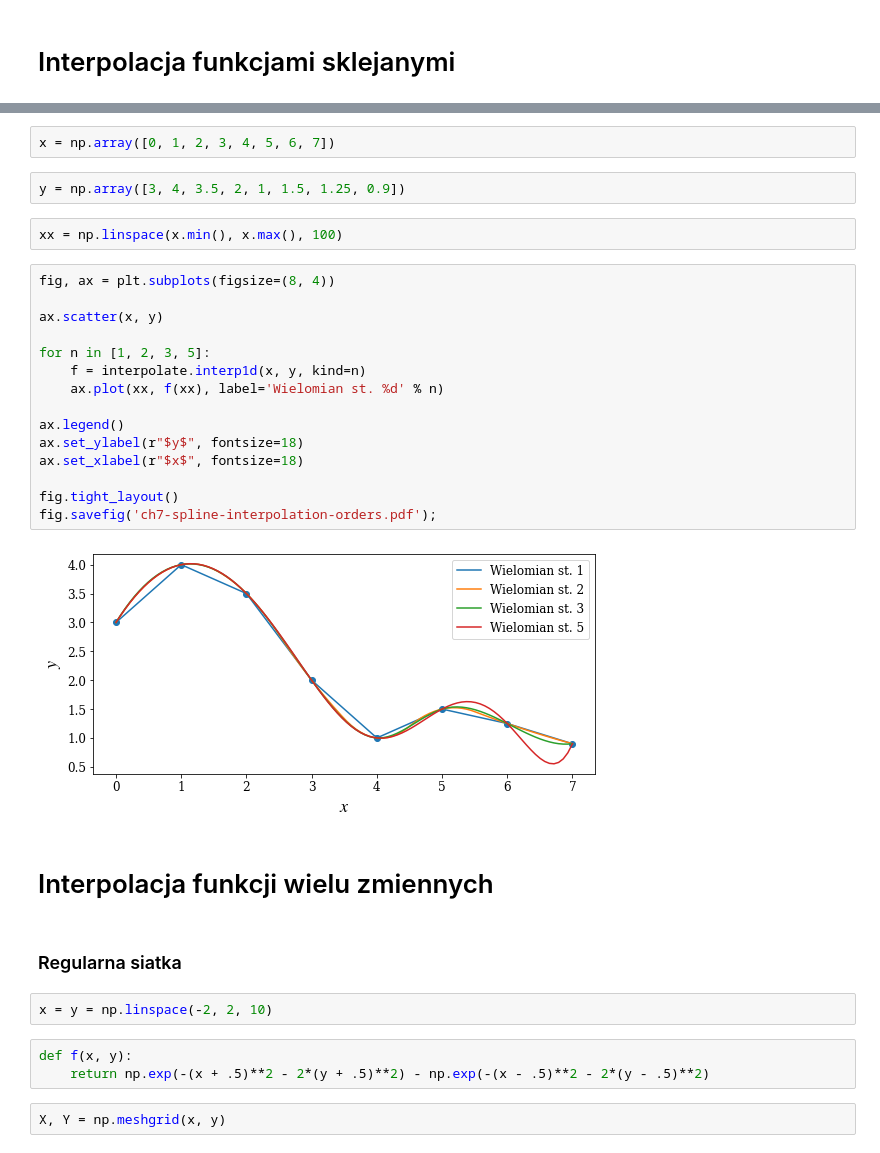
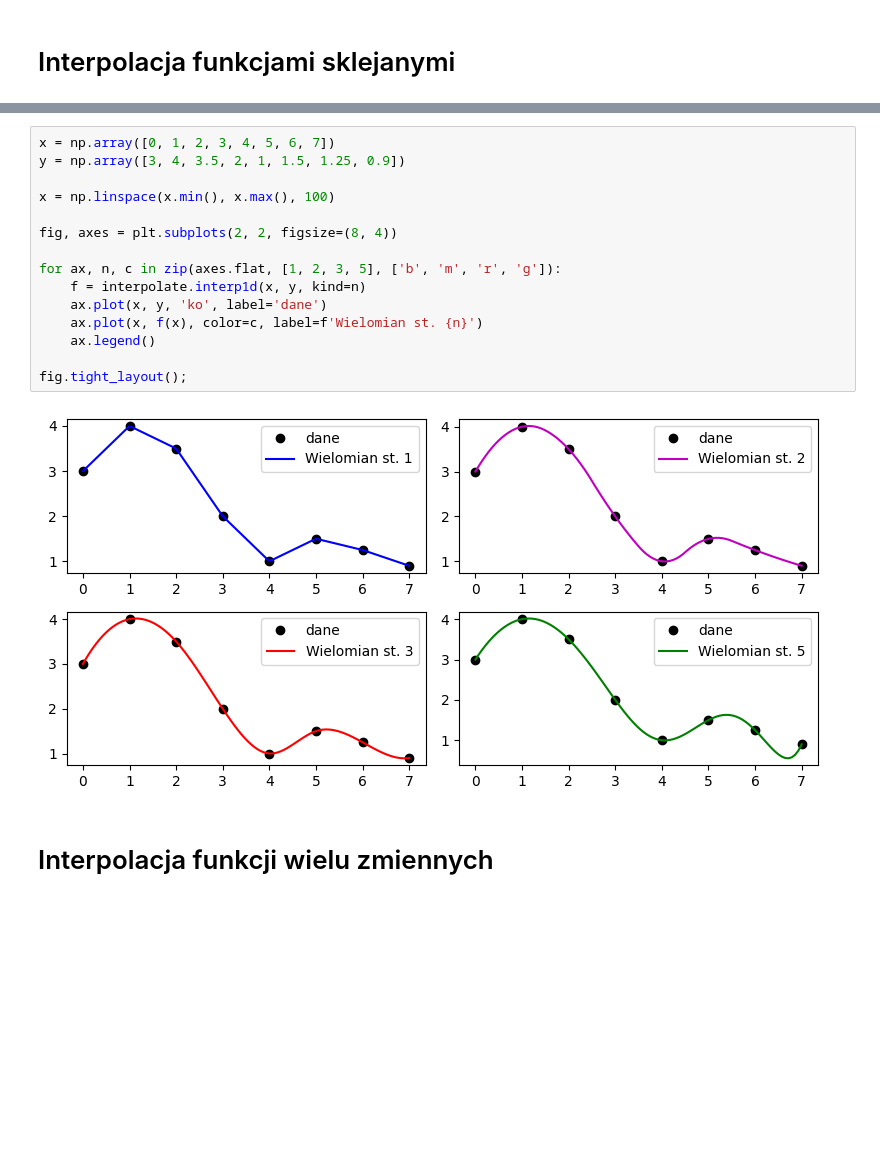
Before and after one commit to antonimarczuk123/Numerical-Python, a Jupyter notebook: Mathematical Python/src-jupyter/r07 - Interpolation.ipynb, the cells around one changed output, grey strips where cells are left out. Cells and saved outputs as stored; diff of their text form; blank space fills up the shorter version.

```diff
--- a/Mathematical Python/src-jupyter/r07 - Interpolation.ipynb
+++ b/Mathematical Python/src-jupyter/r07 - Interpolation.ipynb
@@ -278,34 +226,19 @@ fig.savefig('ch7-spline-interpolation-runge.pdf');
-# %%
-x = np.array([0, 1, 2, 3, 4, 5, 6, 7])
-# %%
-y = np.array([3, 4, 3.5, 2, 1, 1.5, 1.25, 0.9])
-# %%
-xx = np.linspace(x.min(), x.max(), 100)
-# %%
-fig, ax = plt.subplots(figsize=(8, 4))
-
-ax.scatter(x, y)
-
-for n in [1, 2, 3, 5]:
-    f = interpolate.interp1d(x, y, kind=n)
-    ax.plot(xx, f(xx), label='Wielomian st. %d' % n)
-
-ax.legend()
-ax.set_ylabel(r"$y$", fontsize=18)
-ax.set_xlabel(r"$x$", fontsize=18)
-
-fig.tight_layout()
-fig.savefig('ch7-spline-interpolation-orders.pdf');
-# %% [output]
-[figure, removed]
+# %%
+x = np.array([0, 1, 2, 3, 4, 5, 6, 7])
+y = np.array([3, 4, 3.5, 2, 1, 1.5, 1.25, 0.9])
+
+x = np.linspace(x.min(), x.max(), 100)
+
+fig, axes = plt.subplots(2, 2, figsize=(8, 4))
+
+for ax, n, c in zip(axes.flat, [1, 2, 3, 5], ['b', 'm', 'r', 'g']):
+    f = interpolate.interp1d(x, y, kind=n)
+    ax.plot(x, y, 'ko', label='dane')
+    ax.plot(x, f(x), color=c, label=f'Wielomian st. {n}')
+    ax.legend()
+
+fig.tight_layout();
+# %% [output]
+[figure, added]
 # %% [markdown]
 # Interpolacja funkcji wielu zmiennych
-# %% [markdown]
-### Regularna siatka
-# %%
-x = y = np.linspace(-2, 2, 10)
-# %%
-def f(x, y):
-    return np.exp(-(x + .5)**2 - 2*(y + .5)**2) - np.exp(-(x - .5)**2 - 2*(y - .5)**2)
-# %%
-X, Y = np.meshgrid(x, y)
```
Also changed, not shown: parts of 74 cells of this notebook.
